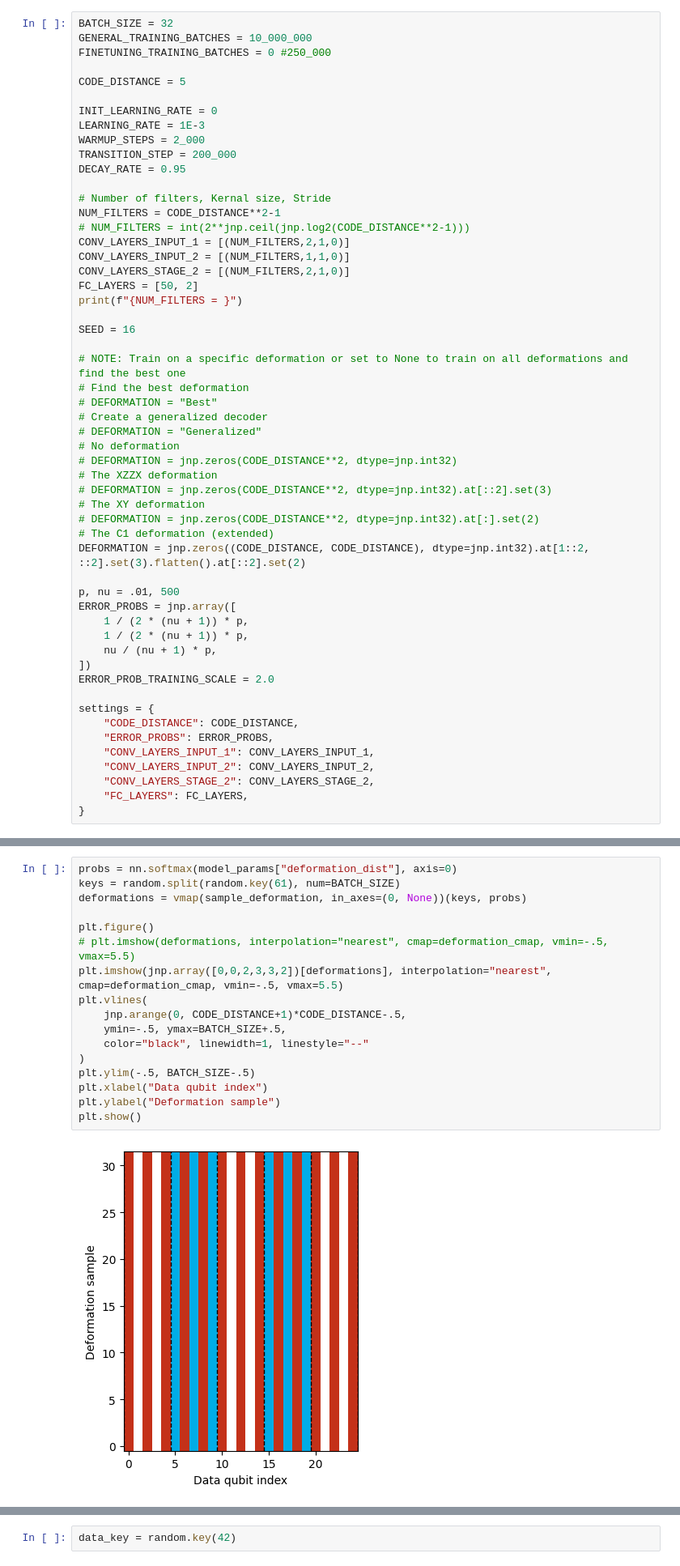
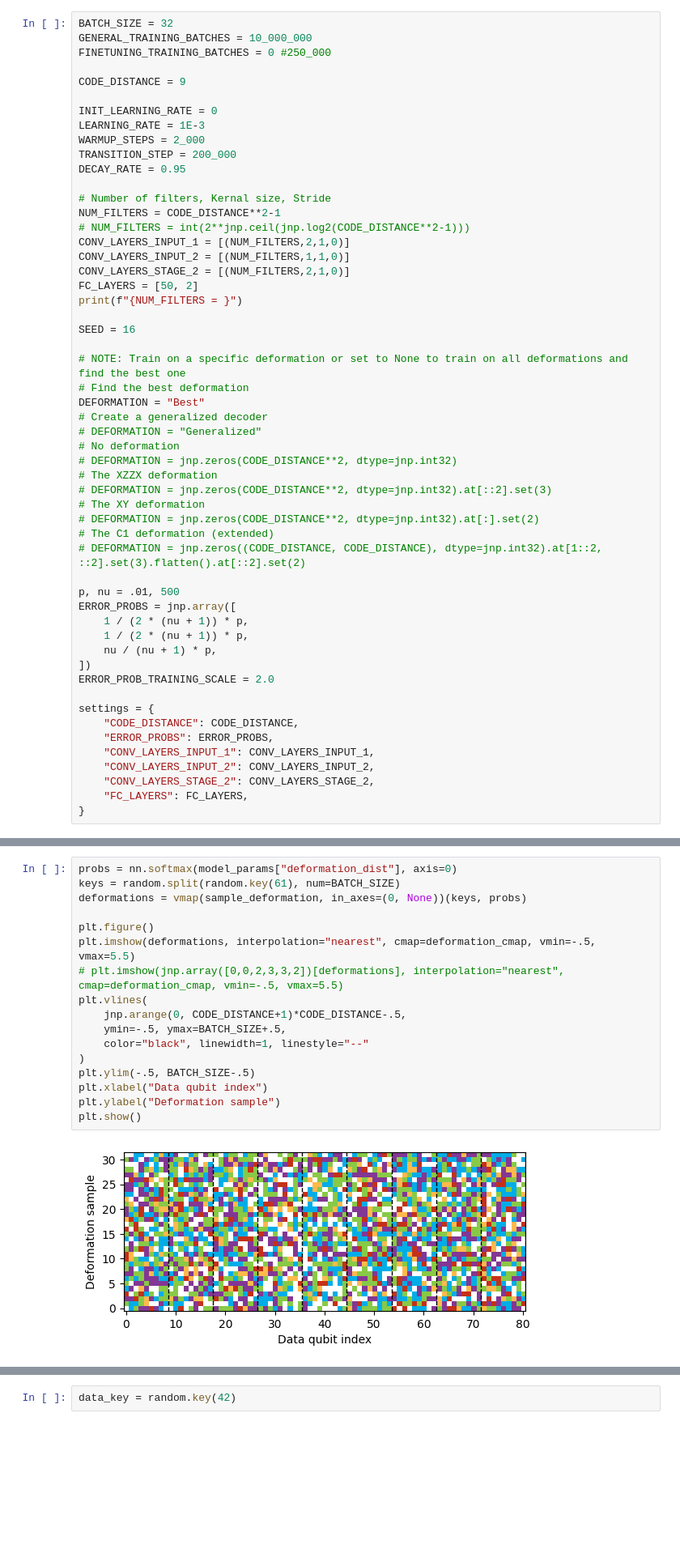
Before and after one commit to JuliusRye/QEC, a Jupyter notebook: Modules/cnn_decoder_and_deformation_solver.ipynb, the cells around one changed output, grey strips where cells are left out. Shown at 81% size. Saved outputs shown, nothing was run; the diff lists cells and outputs as text; blank space fills up the shorter version.

Commit message:
Did some testing on finding the best deformation on the distance 3, 5, 7 and 9 surface code using the probability distribution method.

```diff
--- a/Modules/cnn_decoder_and_deformation_solver.ipynb
+++ b/Modules/cnn_decoder_and_deformation_solver.ipynb
@@ -20,7 +20,7 @@ BATCH_SIZE = 32
 GENERAL_TRAINING_BATCHES = 10_000_000
 FINETUNING_TRAINING_BATCHES = 0 #250_000
 
-CODE_DISTANCE = 5
+CODE_DISTANCE = 9
 
 INIT_LEARNING_RATE = 0
 LEARNING_RATE = 1E-3
@@ -41,7 +41,7 @@ SEED = 16
 
 # NOTE: Train on a specific deformation or set to None to train on all deformations and find the best one
 # Find the best deformation
-# DEFORMATION = "Best"
+DEFORMATION = "Best"
 # Create a generalized decoder
 # DEFORMATION = "Generalized"
 # No deformation
@@ -51,7 +51,7 @@ SEED = 16
 # The XY deformation
 # DEFORMATION = jnp.zeros(CODE_DISTANCE**2, dtype=jnp.int32).at[:].set(2)
 # The C1 deformation (extended)
-DEFORMATION = jnp.zeros((CODE_DISTANCE, CODE_DISTANCE), dtype=jnp.int32).at[1::2, ::2].set(3).flatten().at[::2].set(2)
+# DEFORMATION = jnp.zeros((CODE_DISTANCE, CODE_DISTANCE), dtype=jnp.int32).at[1::2, ::2].set(3).flatten().at[::2].set(2)
 
 p, nu = .01, 500
 ERROR_PROBS = jnp.array([
@@ -372,22 +372,22 @@ MLP_stage_3 [384, 50, 2]
 # %%
 probs = nn.softmax(model_params["deformation_dist"], axis=0)
 keys = random.split(random.key(61), num=BATCH_SIZE)
 deformations = vmap(sample_deformation, in_axes=(0, None))(keys, probs)
 
 plt.figure()
-# plt.imshow(deformations, interpolation="nearest", cmap=deformation_cmap, vmin=-.5, vmax=5.5)
-plt.imshow(jnp.array([0,0,2,3,3,2])[deformations], interpolation="nearest", cmap=deformation_cmap, vmin=-.5, vmax=5.5)
+plt.imshow(deformations, interpolation="nearest", cmap=deformation_cmap, vmin=-.5, vmax=5.5)
+# plt.imshow(jnp.array([0,0,2,3,3,2])[deformations], interpolation="nearest", cmap=deformation_cmap, vmin=-.5, vmax=5.5)
 plt.vlines(
     jnp.arange(0, CODE_DISTANCE+1)*CODE_DISTANCE-.5,
     ymin=-.5, ymax=BATCH_SIZE+.5,
     color="black", linewidth=1, linestyle="--"
 )
 plt.ylim(-.5, BATCH_SIZE-.5)
 plt.xlabel("Data qubit index")
 plt.ylabel("Deformation sample")
 plt.show()
 # %% [output]
-[figure, old version]
+[figure, new version]
 # %%
 fig, axs = plt.subplots(ncols=6, figsize=(6,1), sharey=True, dpi=300)
 probs = nn.softmax(model_params["deformation_dist"], axis=0)
```
Also changed, not shown: parts of 11 cells of this notebook, 45 other files.
